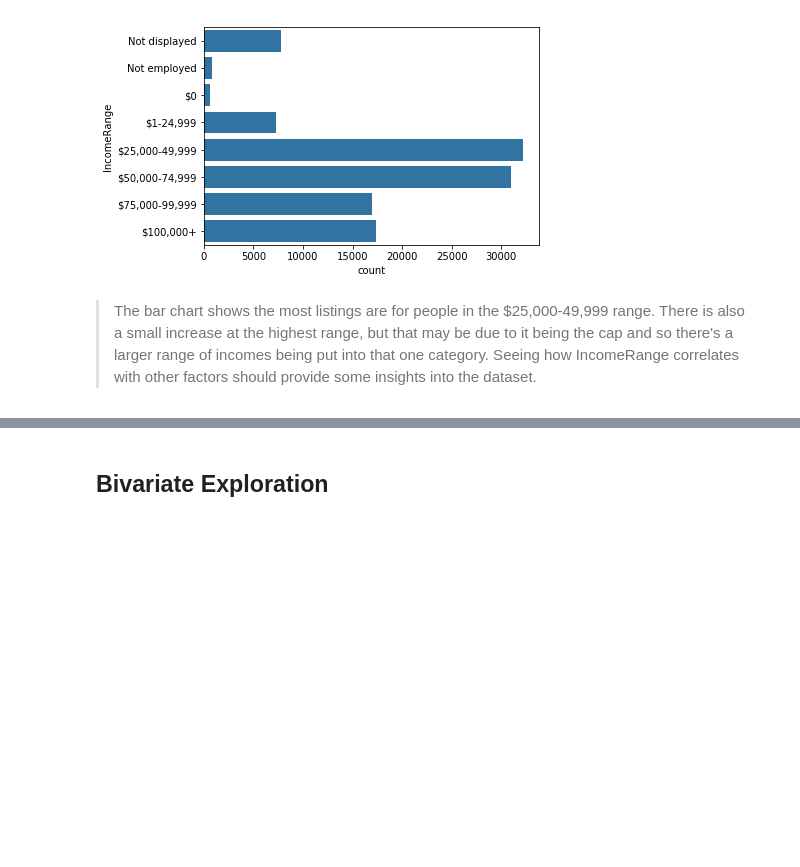
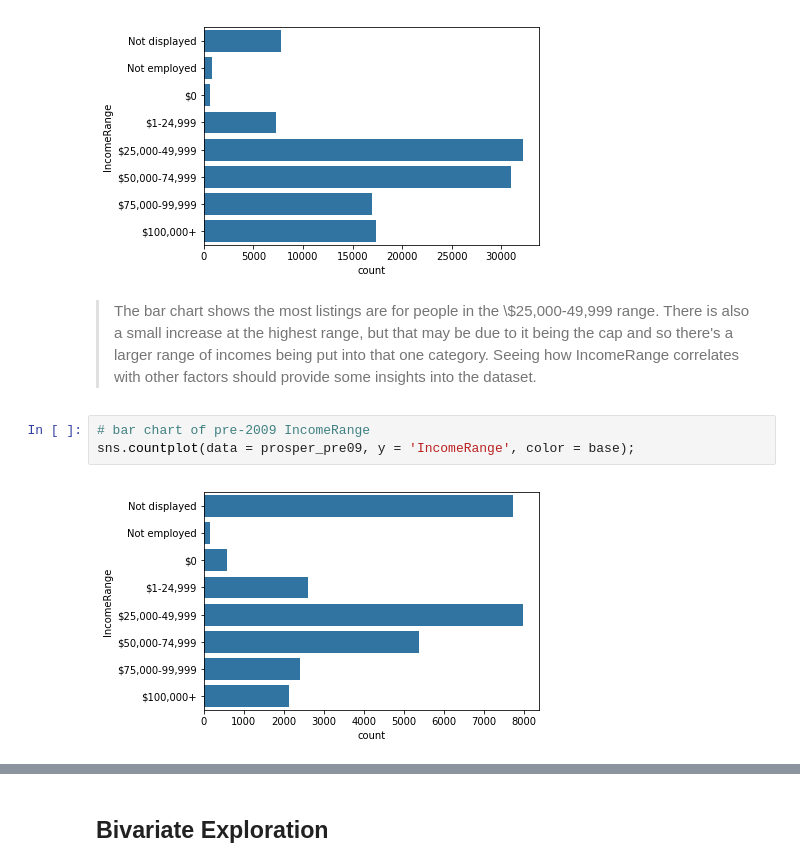
Before and after one commit to deepaksithu/Communicate_Data_Findings_Project, a Jupyter notebook: prosper_loan_data_analysis.ipynb, the cells around one changed output, grey strips where cells are left out. Saved outputs shown, nothing was run; the diff lists cells and outputs as text; blank space fills up the shorter version.

```diff
--- a/prosper_loan_data_analysis.ipynb
+++ b/prosper_loan_data_analysis.ipynb
@@ -548,4 +530,9 @@ sns.countplot(data = prosper, y = 'IncomeRange', color = base);
 # %% [output]
 [figure]
 # %% [markdown]
-> The bar chart shows the most listings are for people in the \$25,000-49,999 range. There is also a small increase at the highest range, but that may be due to it being the cap and so there's a larger range of incomes being put into that one category. Seeing how IncomeRange correlates with other factors should provide some insights into the dataset.
+> The bar chart shows the most listings are for people in the \\$25,000-49,999 range. There is also a small increase at the highest range, but that may be due to it being the cap and so there's a larger range of incomes being put into that one category. Seeing how IncomeRange correlates with other factors should provide some insights into the dataset.
+# %%
+# bar chart of pre-2009 IncomeRange
+sns.countplot(data = prosper_pre09, y = 'IncomeRange', color = base);
+# %% [output]
+[figure, added]
```
Also changed, not shown: parts of 67 cells of this notebook.
